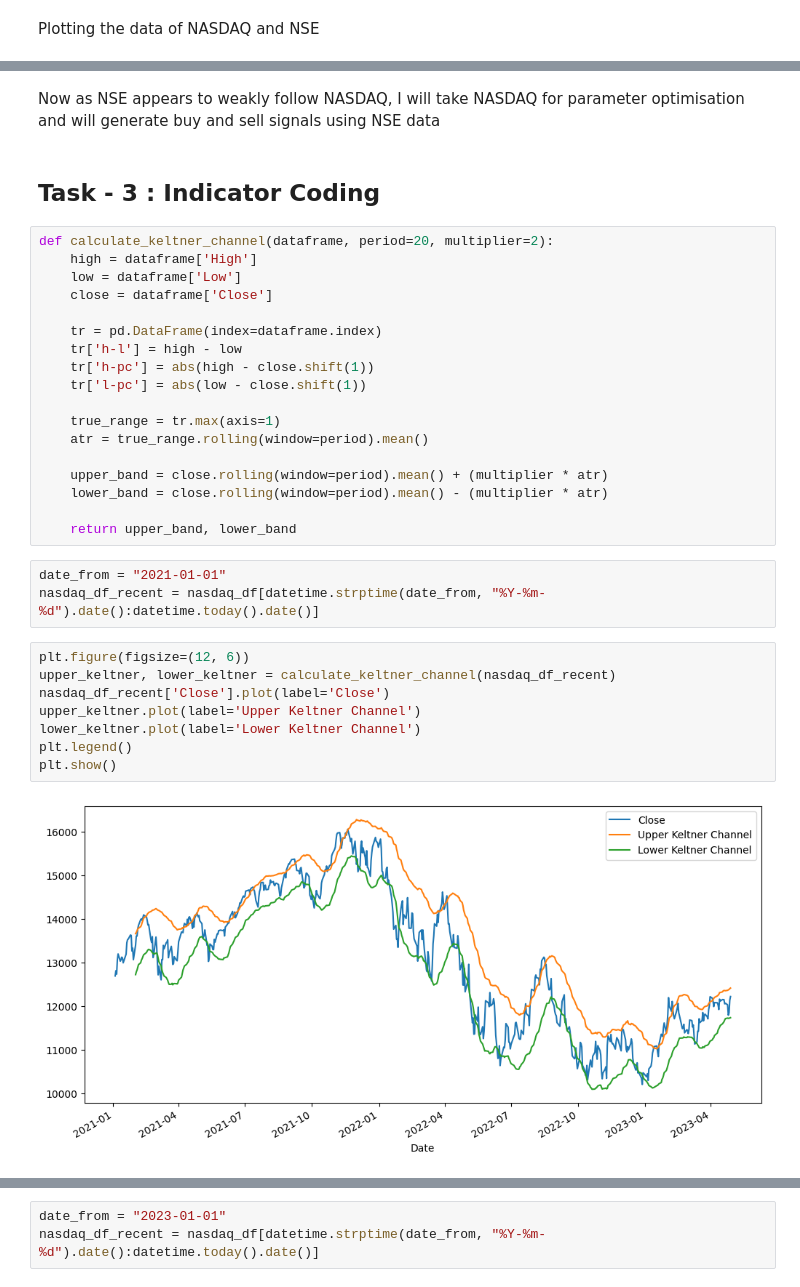
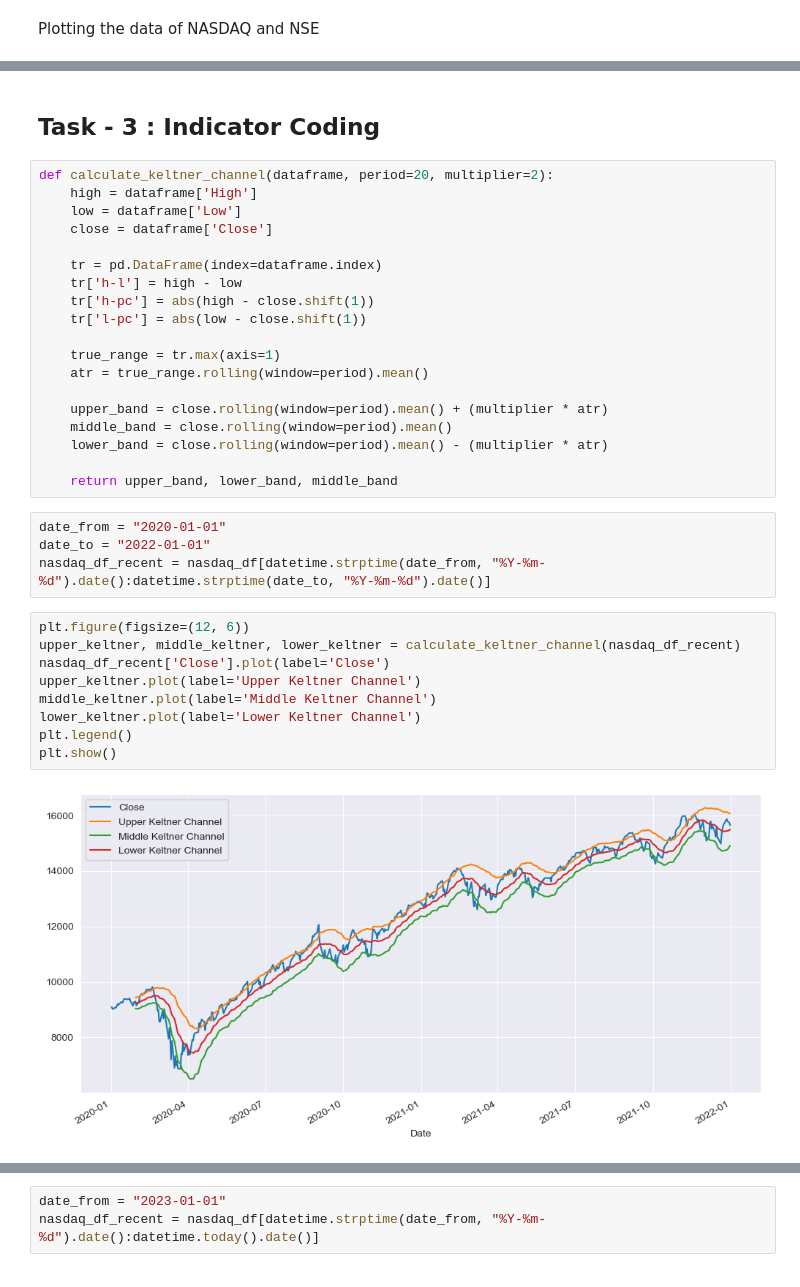
Before and after one commit to shivamp-20/Mathematical-Trading-Strategies, a Jupyter notebook: Assignment 2/210898/Assignment_2.ipynb, the cells around one changed output, grey strips where cells are left out. Saved outputs shown, nothing was run; the diff lists cells and outputs as text.

```diff
--- a/Assignment 2/210898/Assignment_2.ipynb
+++ b/Assignment 2/210898/Assignment_2.ipynb
@@ -207,5 +129,3 @@ plt.show()
-# %% [markdown]
-Now as NSE appears to weakly follow NASDAQ, I will take NASDAQ for parameter optimisation and will generate buy and sell signals using NSE data
 # %% [markdown]
 ## Task - 3 : Indicator Coding
 # %%
@@ -223,22 +143,25 @@ def calculate_keltner_channel(dataframe, period=20, multiplier=2):
     atr = true_range.rolling(window=period).mean()
 
     upper_band = close.rolling(window=period).mean() + (multiplier * atr)
+    middle_band = close.rolling(window=period).mean()
     lower_band = close.rolling(window=period).mean() - (multiplier * atr)
 
-    return upper_band, lower_band
+    return upper_band, lower_band, middle_band
 # %%
-date_from = "2021-01-01"
-nasdaq_df_recent = nasdaq_df[datetime.strptime(date_from, "%Y-%m-%d").date():datetime.today().date()]
+date_from = "2020-01-01"
+date_to = "2022-01-01"
+nasdaq_df_recent = nasdaq_df[datetime.strptime(date_from, "%Y-%m-%d").date():datetime.strptime(date_to, "%Y-%m-%d").date()]
 # %%
 plt.figure(figsize=(12, 6))
-upper_keltner, lower_keltner = calculate_keltner_channel(nasdaq_df_recent)
+upper_keltner, middle_keltner, lower_keltner = calculate_keltner_channel(nasdaq_df_recent)
 nasdaq_df_recent['Close'].plot(label='Close')
 upper_keltner.plot(label='Upper Keltner Channel')
+middle_keltner.plot(label='Middle Keltner Channel')
 lower_keltner.plot(label='Lower Keltner Channel')
 plt.legend()
 plt.show()
 # %% [output]
-[figure, old version]
+[figure, new version]
 # %%
 def calculate_bollinger_bands(dataframe, period=20, multiplier=2):
     sma = dataframe['Close'].rolling(window=period).mean()
```
Also changed, not shown: parts of 53 cells of this notebook.
